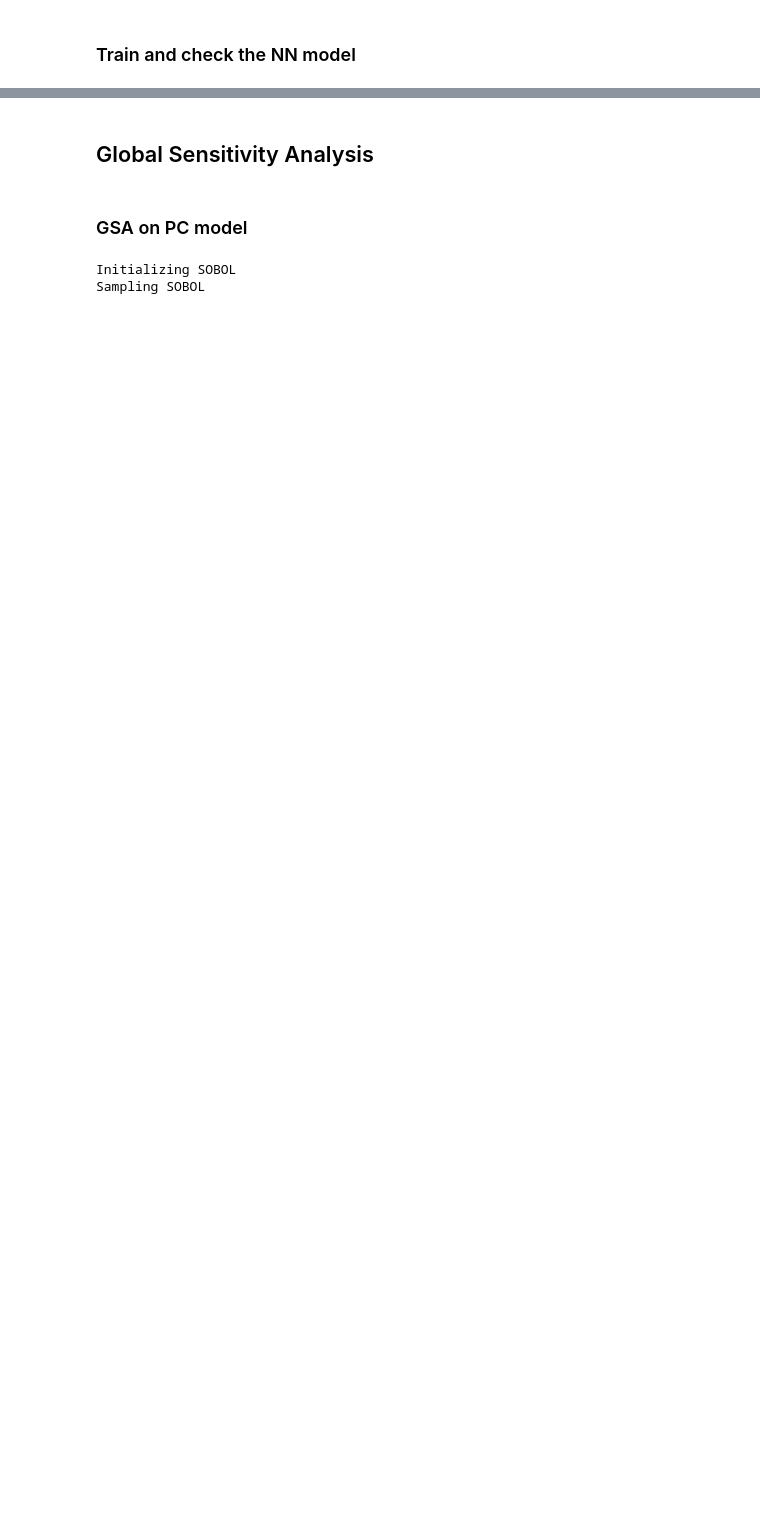
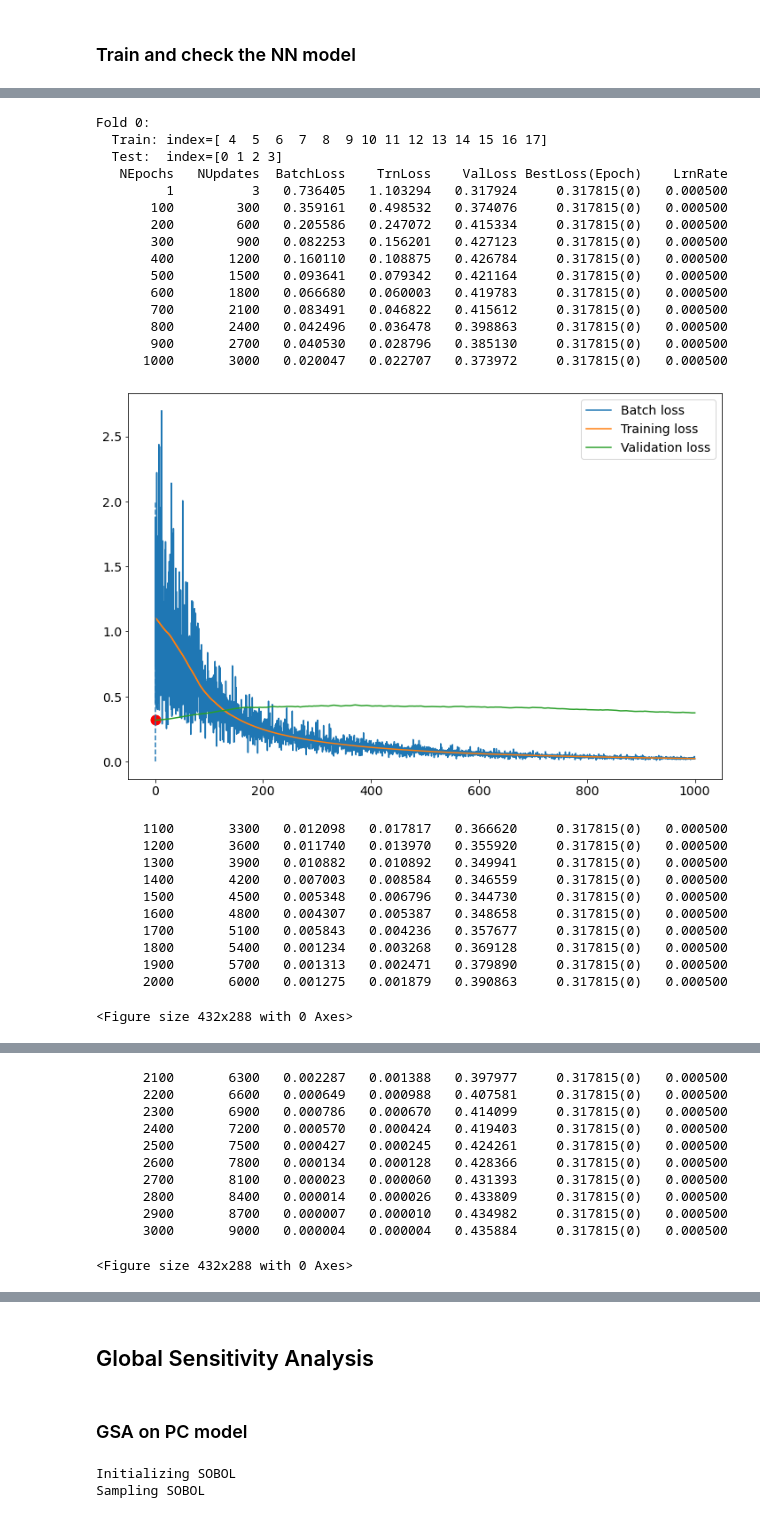
Before and after one commit to WPringle/GreatLakes_CoupledModelUQ, a Jupyter notebook: workflow/daily_global_LST_surrogate_analysis.ipynb, the cells around one changed output, grey strips where cells are left out. Drawn from its saved outputs; the diff is of its cells as text; code cells hidden in the pictures; blank space fills up the shorter version.

```diff
--- a/workflow/daily_global_LST_surrogate_analysis.ipynb
+++ b/workflow/daily_global_LST_surrogate_analysis.ipynb
@@ -211,10 +213,10 @@ polynomial_order = 2
 regression_type = 'ElasticNet'
 
 # NN surrogate model parameters
-batch_size = int(nens/5)
+batch_size = nens_train // 3 #5 K-Fold
 hidden_layers = 1
-learn_rate = 0.00005
-nepochs=2000
+learn_rate = 0.0005
+nepochs=3000
 
 # randomization
 random_seed = 222
@@ -343,14 +388,2 @@ output shape: (9, 5)
 # %% [markdown]
 ### Train and check the NN model
-# %%
-# Neural Network
-kl_surrogate['NN'] = make_nn_surrogate_model(
-    train_x.values, klxi_train,
-    test_X=test_x.values, test_Y=klxi_test,
-    num_hidden_layers=hidden_layers,
-    lrate=learn_rate,
-    batch_size=batch_size,
-    nepochs=nepochs,
-    seed=random_seed,
-    eigenratio=eigenratio,
-)
@@ -418,0 +390,43 @@ for ii in [0,1]:
+# %%
+# Neural Network
+kl_surrogate['NN'] = make_nn_surrogate_model(
+    train_x.values, klxi_train,
+    cv='KFold',
+    #cv='LOO',
+    #test_X=test_x.values, test_Y=klxi_test,
+    num_hidden_layers=hidden_layers,
+    lrate=learn_rate,
+    batch_size=batch_size,
+    nepochs=nepochs,
+    seed=random_seed,
+    #seed=111,
+    eigenratio=eigenratio,
+)
+# %% [output]
+Fold 0:
+  Train: index=[ 4  5  6  7  8  9 10 11 12 13 14 15 16 17]
+  Test:  index=[0 1 2 3]
+   NEpochs   NUpdates  BatchLoss    TrnLoss    ValLoss BestLoss(Epoch)    LrnRate
+         1          3   0.736405   1.103294   0.317924     0.317815(0)   0.000500
+       100        300   0.359161   0.498532   0.374076     0.317815(0)   0.000500
+       200        600   0.205586   0.247072   0.415334     0.317815(0)   0.000500
+       300        900   0.082253   0.156201   0.427123     0.317815(0)   0.000500
+       400       1200   0.160110   0.108875   0.426784     0.317815(0)   0.000500
+       500       1500   0.093641   0.079342   0.421164     0.317815(0)   0.000500
+       600       1800   0.066680   0.060003   0.419783     0.317815(0)   0.000500
+       700       2100   0.083491   0.046822   0.415612     0.317815(0)   0.000500
+       800       2400   0.042496   0.036478   0.398863     0.317815(0)   0.000500
+       900       2700   0.040530   0.028796   0.385130     0.317815(0)   0.000500
+      1000       3000   0.020047   0.022707   0.373972     0.317815(0)   0.000500
+[figure, added]
+      1100       3300   0.012098   0.017817   0.366620     0.317815(0)   0.000500
+      1200       3600   0.011740   0.013970   0.355920     0.317815(0)   0.000500
+      1300       3900   0.010882   0.010892   0.349941     0.317815(0)   0.000500
+      1400       4200   0.007003   0.008584   0.346559     0.317815(0)   0.000500
+      1500       4500   0.005348   0.006796   0.344730     0.317815(0)   0.000500
+      1600       4800   0.004307   0.005387   0.348658     0.317815(0)   0.000500
+      1700       5100   0.005843   0.004236   0.357677     0.317815(0)   0.000500
+      1800       5400   0.001234   0.003268   0.369128     0.317815(0)   0.000500
+      1900       5700   0.001313   0.002471   0.379890     0.317815(0)   0.000500
+      2000       6000   0.001275   0.001879   0.390863     0.317815(0)   0.000500
+<Figure size 432x288 with 0 Axes>
@@ -418,0 +434,11 @@ for ii in [0,1]:
+      2100       6300   0.002287   0.001388   0.397977     0.317815(0)   0.000500
+      2200       6600   0.000649   0.000988   0.407581     0.317815(0)   0.000500
+      2300       6900   0.000786   0.000670   0.414099     0.317815(0)   0.000500
+      2400       7200   0.000570   0.000424   0.419403     0.317815(0)   0.000500
+      2500       7500   0.000427   0.000245   0.424261     0.317815(0)   0.000500
+      2600       7800   0.000134   0.000128   0.428366     0.317815(0)   0.000500
+      2700       8100   0.000023   0.000060   0.431393     0.317815(0)   0.000500
+      2800       8400   0.000014   0.000026   0.433809     0.317815(0)   0.000500
+      2900       8700   0.000007   0.000010   0.434982     0.317815(0)   0.000500
+      3000       9000   0.000004   0.000004   0.435884     0.317815(0)   0.000500
+<Figure size 432x288 with 0 Axes>
```
Also changed, not shown: parts of 45 cells of this notebook, 3 other files.
